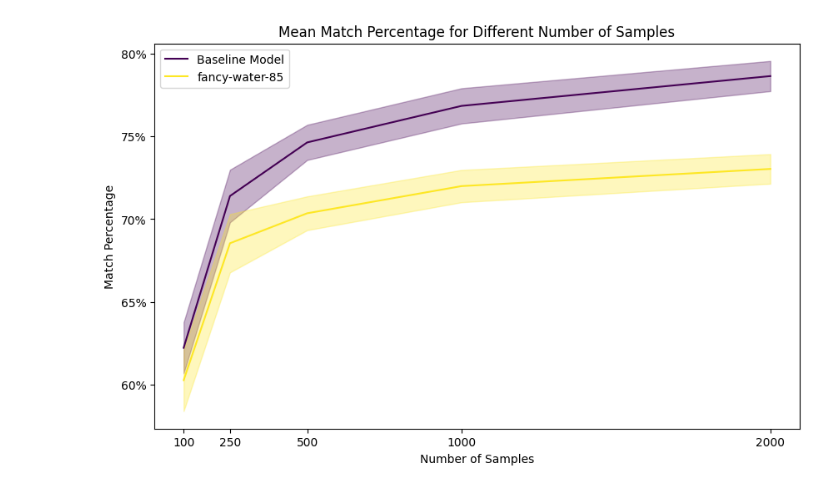
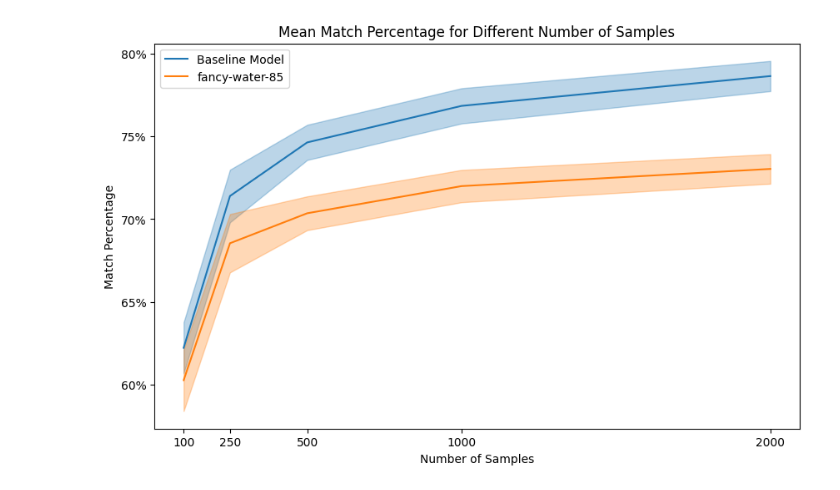
Before and after one commit to fabienmorgan/Self-Supervised_Numerical_Pre-Training_for_Symbolic_Regression, a Jupyter notebook: evalulation_graphs/performance_sampling_number.ipynb, the cells around one changed output. Cells and saved outputs as stored; diff of their text form; code cells hidden in the pictures.

Commit message:
Added option to deactivate viridis in the visualisations, Fixed typos in readme

```diff
--- a/evalulation_graphs/performance_sampling_number.ipynb
+++ b/evalulation_graphs/performance_sampling_number.ipynb
@@ -4,7 +4,7 @@ import matplotlib.pyplot as plt
 import numpy as np
 from matplotlib.ticker import FuncFormatter
 # %%
-def create_visualization(df, show_std_shaded=True):
+def create_visualization(df, show_std_shaded=True, use_viridis=False):
     # Group data by 'Model', 'Maximum Support', 'Minimum Support', and 'Number of Samples' and calculate the mean and std Match Percentage
     grouped_df = df.groupby(['Model', 'Maximum Support', 'Minimum Support', 'Number of Samples'], as_index=False)['Match Percentage'].agg(['mean', 'std']).reset_index()
 
@@ -14,9 +14,11 @@ def create_visualization(df, show_std_shaded=True):
     # Create a plot
     fig, ax = plt.subplots(figsize=(10, 6))
 
-    # Set up the Viridis colormap
-    colormap = plt.cm.viridis
-    colors = colormap(np.linspace(0, 1, len(models)))
+    if use_viridis:
+        colormap = plt.cm.viridis
+        colors = colormap(np.linspace(0, 1, len(models)))
+    else:
+        colors = plt.rcParams['axes.prop_cycle'].by_key()['color']
 
     # Plot each model's data
     for idx, model in enumerate(models):
@@ -83,7 +85,7 @@ different_number_of_samples_plot.head()
 | 1145 | fancy-water-85 | train_nc | 5.0 | new | -10.0 | 10.0 | 280 | ... |
 | 1147 | fancy-water-85 | train_nc | 5.0 | new | -10.0 | 10.0 | 279 | ... |
 # %%
-fig, ax = create_visualization(different_number_of_samples_plot, show_std_shaded=True)
+fig, ax = create_visualization(different_number_of_samples_plot, show_std_shaded=True, use_viridis=False)
 plt.show()
 # %% [output]
-[figure, old version]
+[figure, new version]
```
Also changed, not shown: 3 other files.
